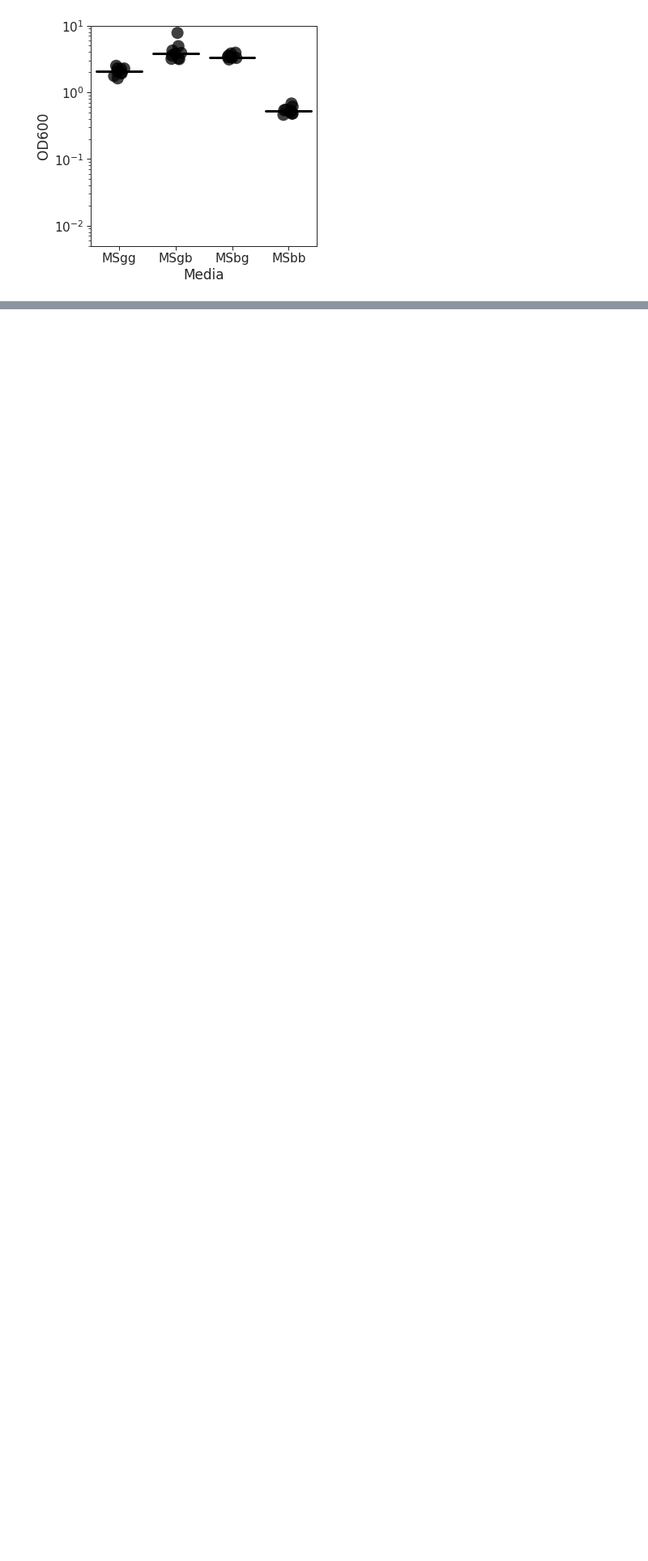
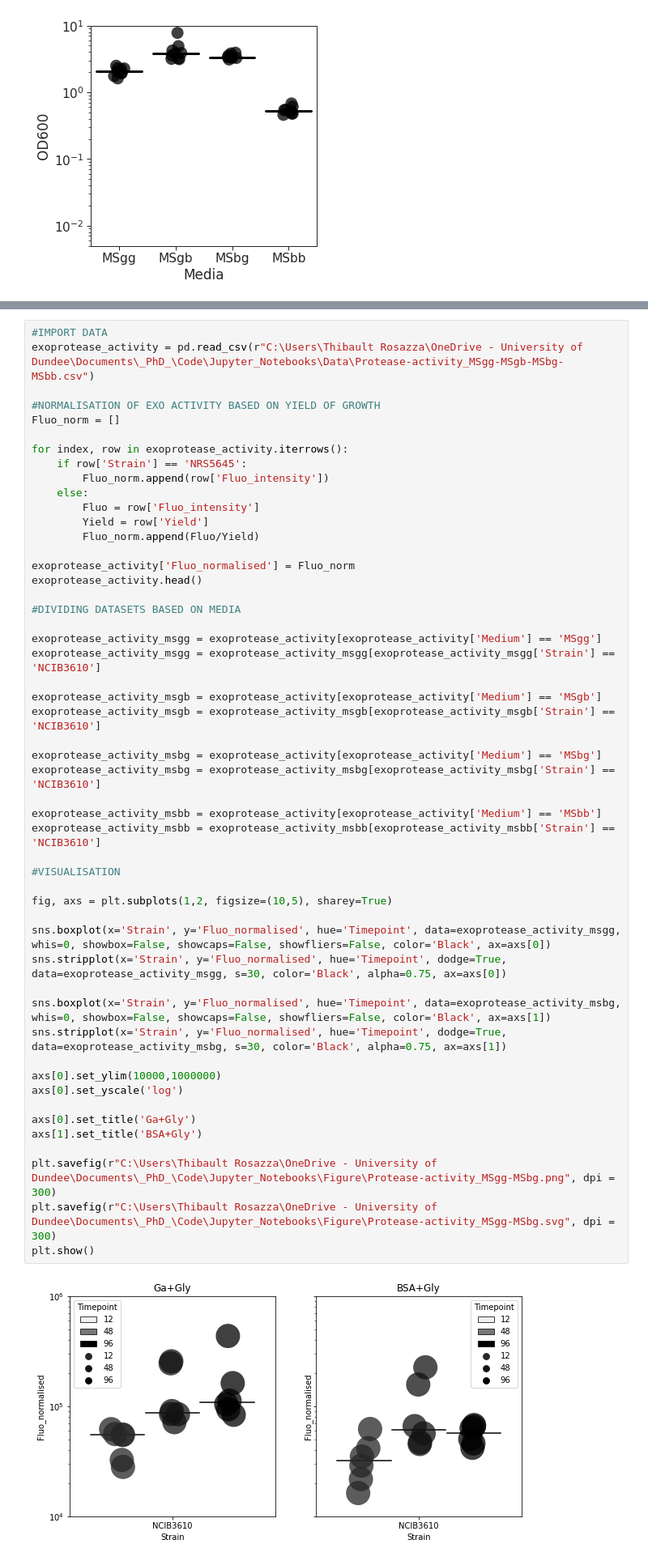
Before and after one commit to NSWlabDundee/Rosazza-et-al-2023-Extracellular-proteases-are-an-essential-public-good-supporting-B.-subtilis-growt, a Jupyter notebook: ExtracellularProteasesPublicGood.ipynb, the cells around one changed output, grey strips where cells are left out. Shown at 81% size. Saved outputs shown, nothing was run; the diff lists cells and outputs as text; blank space fills up the shorter version.

```diff
--- a/ExtracellularProteasesPublicGood.ipynb
+++ b/ExtracellularProteasesPublicGood.ipynb
@@ -277,6 +277,59 @@ plt.savefig("/cluster/nrsw_lab/2392267/Figures/ProteaseActivity_media.svg", dpi
 plt.show()
 # %% [output]
 [figure]
+# %%
+#IMPORT DATA
+exoprotease_activity = pd.read_csv(r"C:\Users\Thibault Rosazza\OneDrive - University of Dundee\Documents\_PhD_\Code\Jupyter_Notebooks\Data\Protease-activity_MSgg-MSgb-MSbg-MSbb.csv")
+
+#NORMALISATION OF EXO ACTIVITY BASED ON YIELD OF GROWTH
+Fluo_norm = []
+
+for index, row in exoprotease_activity.iterrows():
+    if row['Strain'] == 'NRS5645':
+        Fluo_norm.append(row['Fluo_intensity'])
+    else:
+        Fluo = row['Fluo_intensity']
+        Yield = row['Yield']
+        Fluo_norm.append(Fluo/Yield)
+
+exoprotease_activity['Fluo_normalised'] = Fluo_norm
+exoprotease_activity.head()
+
+#DIVIDING DATASETS BASED ON MEDIA
+
+exoprotease_activity_msgg = exoprotease_activity[exoprotease_activity['Medium'] == 'MSgg']
+exoprotease_activity_msgg = exoprotease_activity_msgg[exoprotease_activity_msgg['Strain'] == 'NCIB3610']
+
+exoprotease_activity_msgb = exoprotease_activity[exoprotease_activity['Medium'] == 'MSgb']
+exoprotease_activity_msgb = exoprotease_activity_msgb[exoprotease_activity_msgb['Strain'] == 'NCIB3610']
+
+exoprotease_activity_msbg = exoprotease_activity[exoprotease_activity['Medium'] == 'MSbg']
+exoprotease_activity_msbg = exoprotease_activity_msbg[exoprotease_activity_msbg['Strain'] == 'NCIB3610']
+
+exoprotease_activity_msbb = exoprotease_activity[exoprotease_activity['Medium'] == 'MSbb']
+exoprotease_activity_msbb = exoprotease_activity_msbb[exoprotease_activity_msbb['Strain'] == 'NCIB3610']
+
+#VISUALISATION
+
+fig, axs = plt.subplots(1,2, figsize=(10,5), sharey=True)
+
+sns.boxplot(x='Strain', y='Fluo_normalised', hue='Timepoint', data=exoprotease_activity_msgg, whis=0, showbox=False, showcaps=False, showfliers=False, color='Black', ax=axs[0])
+sns.stripplot(x='Strain', y='Fluo_normalised', hue='Timepoint', dodge=True, data=exoprotease_activity_msgg, s=30, color='Black', alpha=0.75, ax=axs[0])
+
+sns.boxplot(x='Strain', y='Fluo_normalised', hue='Timepoint', data=exoprotease_activity_msbg, whis=0, showbox=False, showcaps=False, showfliers=False, color='Black', ax=axs[1])
+sns.stripplot(x='Strain', y='Fluo_normalised', hue='Timepoint', dodge=True, data=exoprotease_activity_msbg, s=30, color='Black', alpha=0.75, ax=axs[1])
+
+axs[0].set_ylim(10000,1000000)
+axs[0].set_yscale('log')
+
+axs[0].set_title('Ga+Gly')
+axs[1].set_title('BSA+Gly')
+
+plt.savefig(r"C:\Users\Thibault Rosazza\OneDrive - University of Dundee\Documents\_PhD_\Code\Jupyter_Notebooks\Figure\Protease-activity_MSgg-MSbg.png", dpi = 300)
+plt.savefig(r"C:\Users\Thibault Rosazza\OneDrive - University of Dundee\Documents\_PhD_\Code\Jupyter_Notebooks\Figure\Protease-activity_MSgg-MSbg.svg", dpi = 300)
+plt.show()
+# %% [output]
+[figure, added]
 # %%
 #IMPORT DATA
 spore_count = pd.read_csv("/cluster/nrsw_lab/2392267/Data/Planktonic_sporulation_merge.csv")
```
Also changed, not shown: parts of 4 cells of this notebook.
